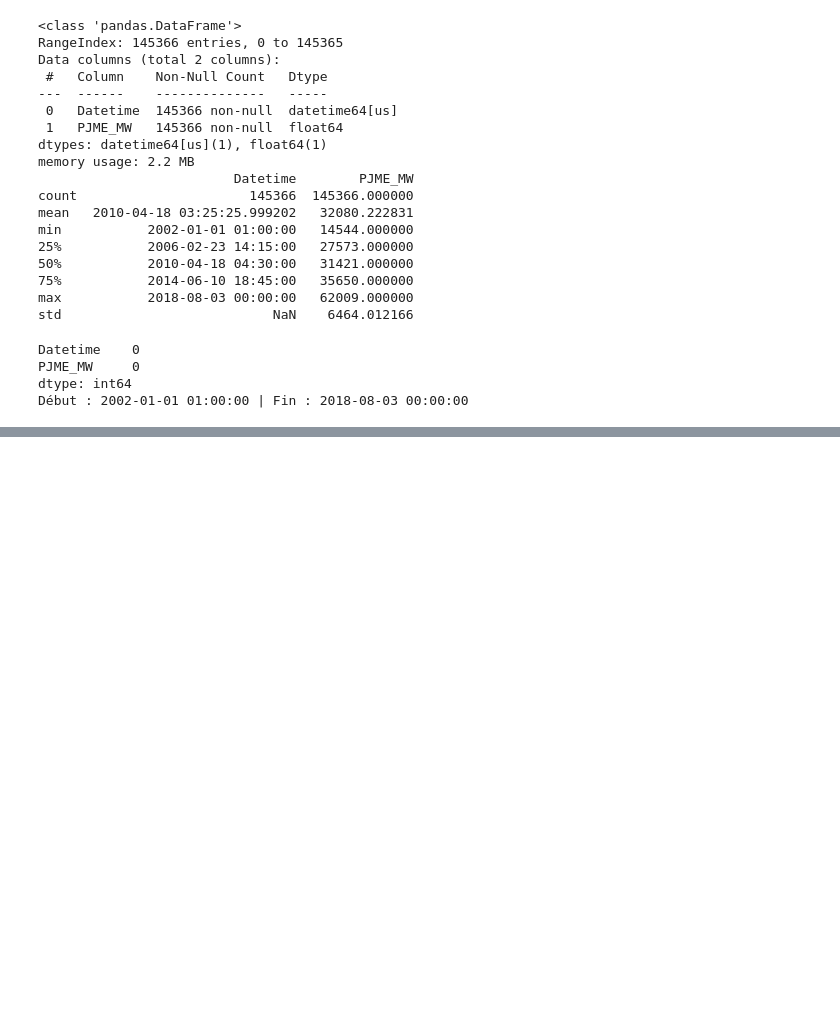
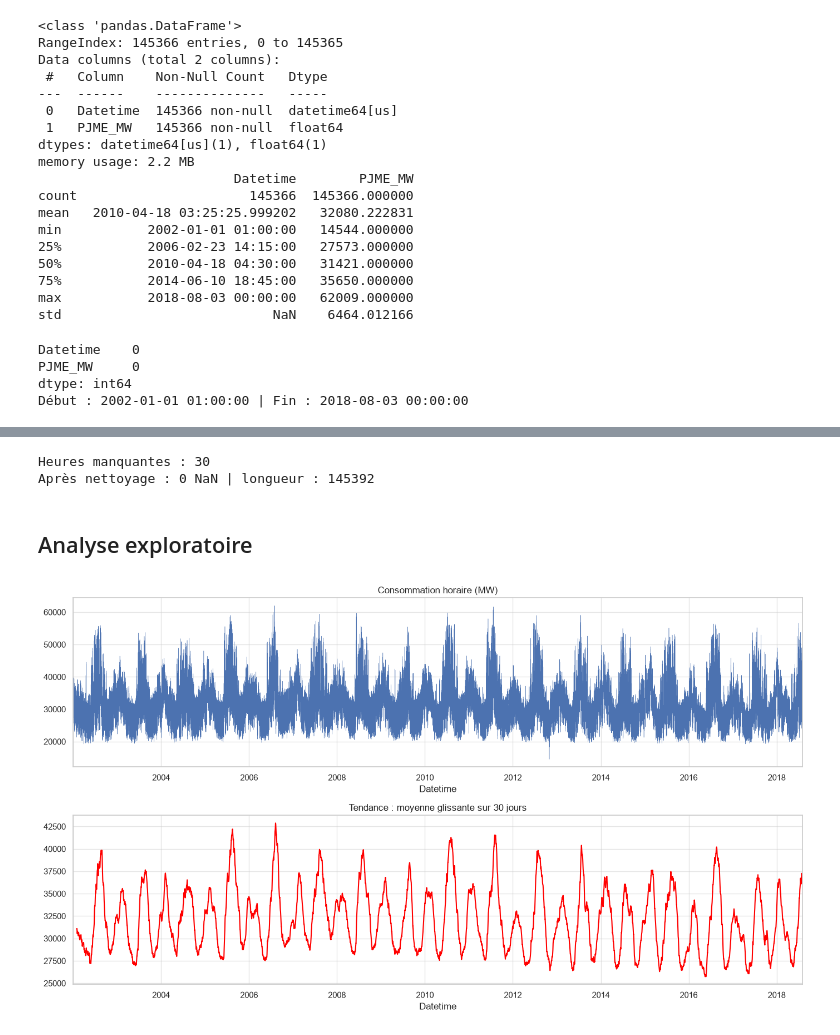
Before and after one commit to a-oirgari/BriefAZURE, a Jupyter notebook: notebooks/phase1.ipynb, the cells around one changed output, grey strips where cells are left out. Saved outputs shown, nothing was run; the diff lists cells and outputs as text; code cells hidden in the pictures; blank space fills up the shorter version.

```diff
--- a/notebooks/phase1.ipynb
+++ b/notebooks/phase1.ipynb
@@ -56,0 +122,31 @@ Début : 2002-01-01 01:00:00 | Fin : 2018-08-03 00:00:00
+# %%
+df = df.groupby("Datetime", as_index=False)["PJME_MW"].mean()
+
+df = df.sort_values("Datetime").reset_index(drop=True)
+
+df.loc[df["PJME_MW"] <= 0, "PJME_MW"] = np.nan
+
+s = df.set_index("Datetime")["PJME_MW"].asfreq("h")
+print("Heures manquantes :", s.isna().sum())
+s = s.interpolate(method="time")
+
+print("Après nettoyage :", s.isna().sum(), "NaN | longueur :", len(s))
+# %% [output]
+Heures manquantes : 30
+Après nettoyage : 0 NaN | longueur : 145392
+# %% [markdown]
+## Analyse exploratoire
+# %%
+# évolution dans le temps
+fig, ax = plt.subplots(2, 1, figsize=(14, 8))
+
+s.plot(ax=ax[0], linewidth=0.3)
+ax[0].set_title("Consommation horaire (MW)")
+
+s.rolling(24 * 30).mean().plot(ax=ax[1], color="red")   # moyenne ~30 jours
+ax[1].set_title("Tendance : moyenne glissante sur 30 jours")
+
+plt.tight_layout()
+plt.show()
+# %% [output]
+[figure, added]
```
Also changed, not shown: parts of 10 cells of this notebook.
